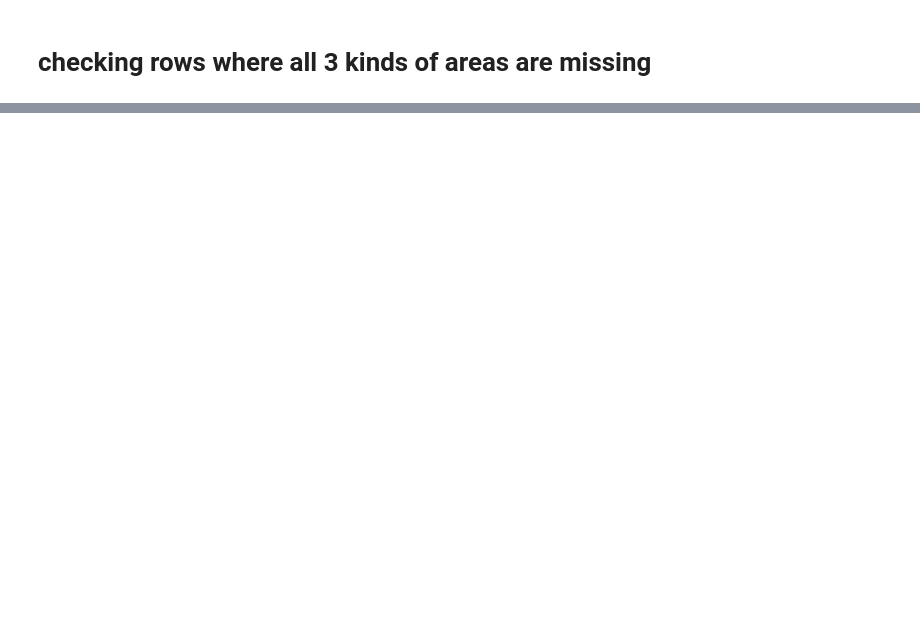
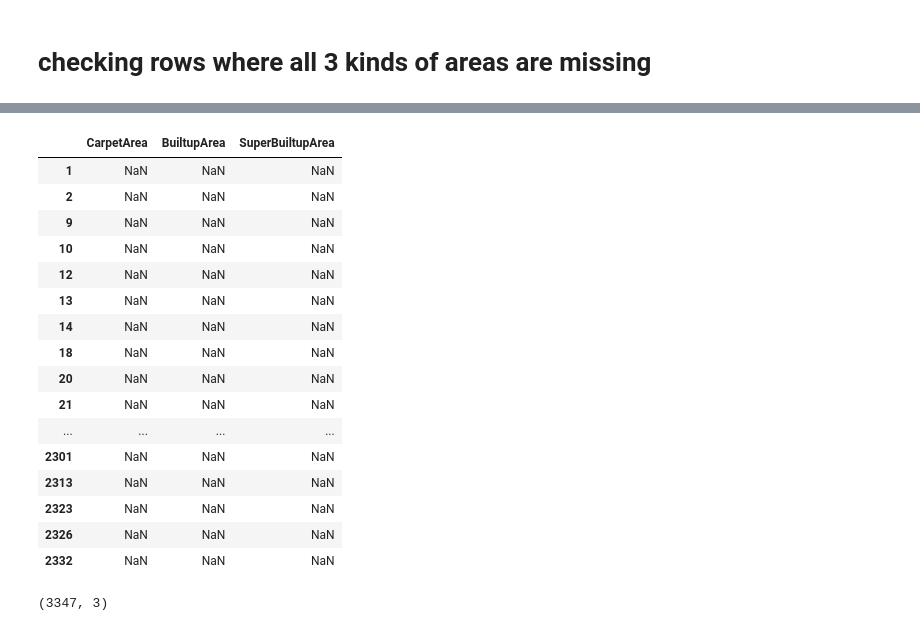
Before and after one commit to Sarvesh-Kesharwani/HousePrice_MegaProject, a Jupyter notebook: 2. data_cleaning/4. mergedData_Cleaning.ipynb, the cells around one changed output, grey strips where cells are left out. Cells and saved outputs as stored; diff of their text form; code cells hidden in the pictures; blank space fills up the shorter version.

Commit message:
more data cleaning

```diff
--- a/2. data_cleaning/4. mergedData_Cleaning.ipynb
+++ b/2. data_cleaning/4. mergedData_Cleaning.ipynb
@@ -340,7 +340,7 @@ data['areaWithType'].str.lower().str.strip().sample(3)
 Name: areaWithType, dtype: object
 # %%
-data['superBuiltupArea'] = data['areaWithType'].str.lower().str.strip().str.extract(r'super built up area (\d+\.?\d+)')
-data['superBuiltupArea']
+data['SuperBuiltupArea'] = data['areaWithType'].str.lower().str.strip().str.extract(r'super built up area (\d+\.?\d+)')
+data['SuperBuiltupArea']
 # %% [output]
 0           NaN
 1           NaN
@@ -415,7 +415,7 @@ def convert_to_sqft(area_text, area_value):
 # %%
 data['CarpetArea'] = data.apply(lambda x: convert_to_sqft(x['areaWithType'], x['CarpetArea']), axis=1)
 data['BuiltupArea'] = data.apply(lambda x: convert_to_sqft(x['areaWithType'], x['BuiltupArea']), axis=1)
-data['superBuiltupArea'] = data.apply(lambda x: convert_to_sqft(x['areaWithType'], x['superBuiltupArea']), axis=1)
+data['SuperBuiltupArea'] = data.apply(lambda x: convert_to_sqft(x['areaWithType'], x['SuperBuiltupArea']), axis=1)
 # %%
 data.sample(3)
 # %% [output]
@@ -427,0 +492,24 @@ data.sample(3)
+# %%
+data[(data['CarpetArea'].isnull() & data['BuiltupArea'].isnull() & data['SuperBuiltupArea'].isnull())][['CarpetArea', 'BuiltupArea', 'SuperBuiltupArea']]
+# %% [output]
+|  | CarpetArea | BuiltupArea | SuperBuiltupArea |
+| 1 | NaN | NaN | NaN |
+| 2 | NaN | NaN | NaN |
+| 9 | NaN | NaN | NaN |
+| 10 | NaN | NaN | NaN |
+| 12 | NaN | NaN | NaN |
+| 13 | NaN | NaN | NaN |
+| 14 | NaN | NaN | NaN |
+| 18 | NaN | NaN | NaN |
+| 20 | NaN | NaN | NaN |
+| 21 | NaN | NaN | NaN |
+| ... | ... | ... | ... |
+| 2301 | NaN | NaN | NaN |
+| 2313 | NaN | NaN | NaN |
+| 2323 | NaN | NaN | NaN |
+| 2326 | NaN | NaN | NaN |
+| 2332 | NaN | NaN | NaN |
+# %%
+data[~(data['CarpetArea'].isnull() & data['BuiltupArea'].isnull() & data['SuperBuiltupArea'].isnull())][['CarpetArea', 'BuiltupArea', 'SuperBuiltupArea']].shape
+# %% [output]
+(3347, 3)
```
Also changed, not shown: parts of 13 cells of this notebook.
